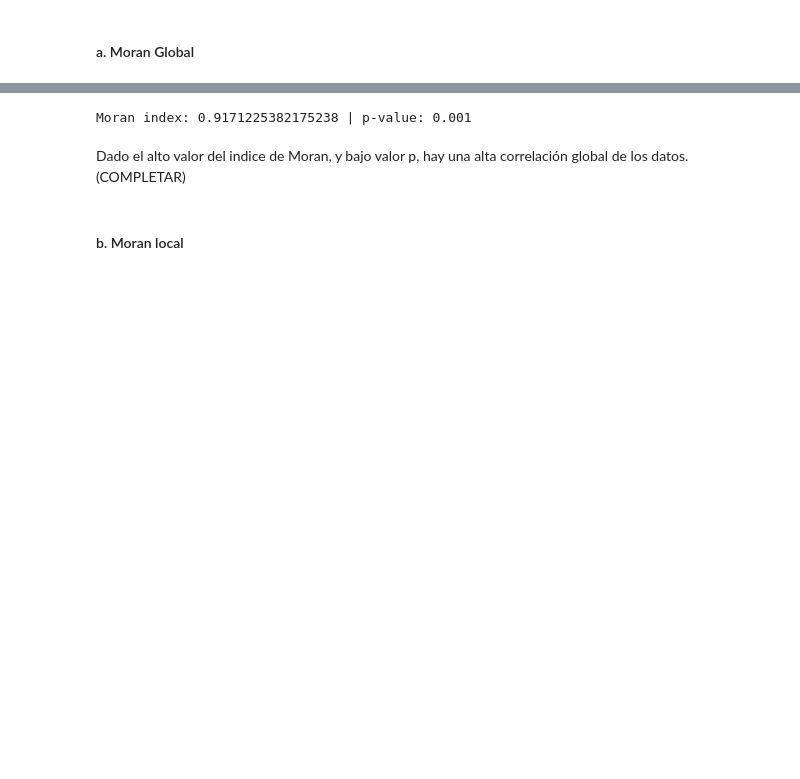
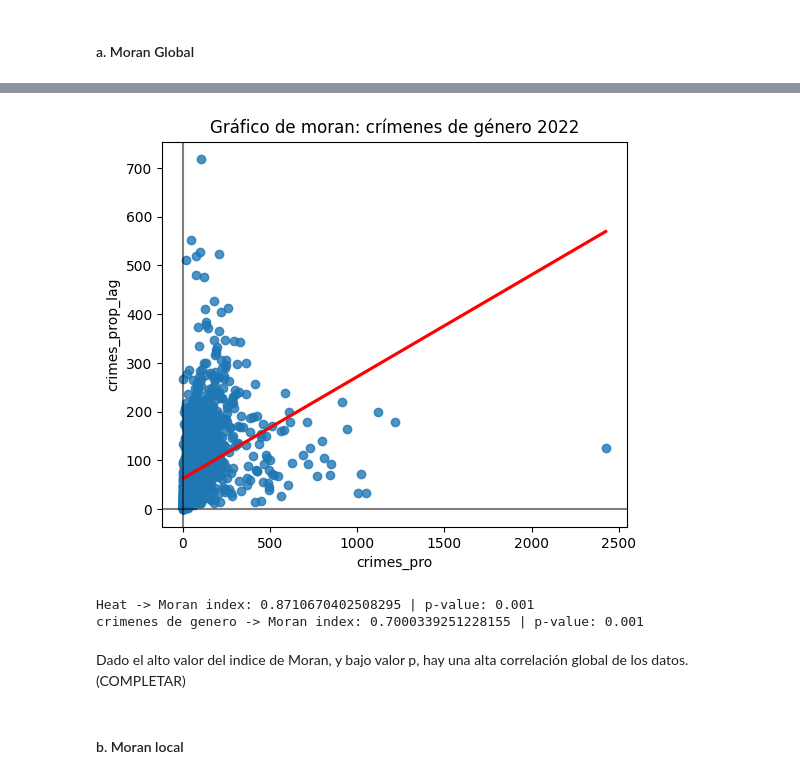
Before and after one commit to Larraguibel/HeatIslandsWV, a Jupyter notebook: violence_against_women.ipynb, the cells around one changed output, grey strips where cells are left out. Saved outputs shown, nothing was run; the diff lists cells and outputs as text; code cells hidden in the pictures; blank space fills up the shorter version.

```diff
--- a/violence_against_women.ipynb
+++ b/violence_against_women.ipynb
@@ -362,9 +378,28 @@ plt.show()
+# %%
+f, ax2 = plt.subplots(1, figsize=(6, 5))
+sns.regplot(ax=ax2,
+    x="crimes_pro",
+    y="crimes_prop_lag",
+    ci=None,
+    data=squares,
+    line_kws={"color": "r"},
+)
+ax2.axvline(0, c="k", alpha=0.5)
+ax2.axhline(0, c="k", alpha=0.5)
+ax2.set_title("Gráfico de moran: crímenes de género 2022")
+plt.show()
+# %% [output]
+[figure, added]
 # %%
 w.transform = "R"
 moran = esda.moran.Moran(squares["temp_lag"], w)
-print(f'Moran index: {moran.I} | p-value: {moran.p_sim}')
+print(f'Heat -> Moran index: {moran.I} | p-value: {moran.p_sim}')
+
+moran_crime = esda.moran.Moran(squares["crimes_prop_lag"], w)
+print(f'crimenes de genero -> Moran index: {moran_crime.I} | p-value: {moran_crime.p_sim}')
 # %% [output]
-Moran index: 0.9171225382175238 | p-value: 0.001
+Heat -> Moran index: 0.8710670402508295 | p-value: 0.001
+crimenes de genero -> Moran index: 0.7000339251228155 | p-value: 0.001
 # %% [markdown]
 Dado el alto valor del indice de Moran, y bajo valor p, hay una alta correlación global de los datos. (COMPLETAR)
 # %% [markdown]
```
Also changed, not shown: parts of 7 cells of this notebook.
